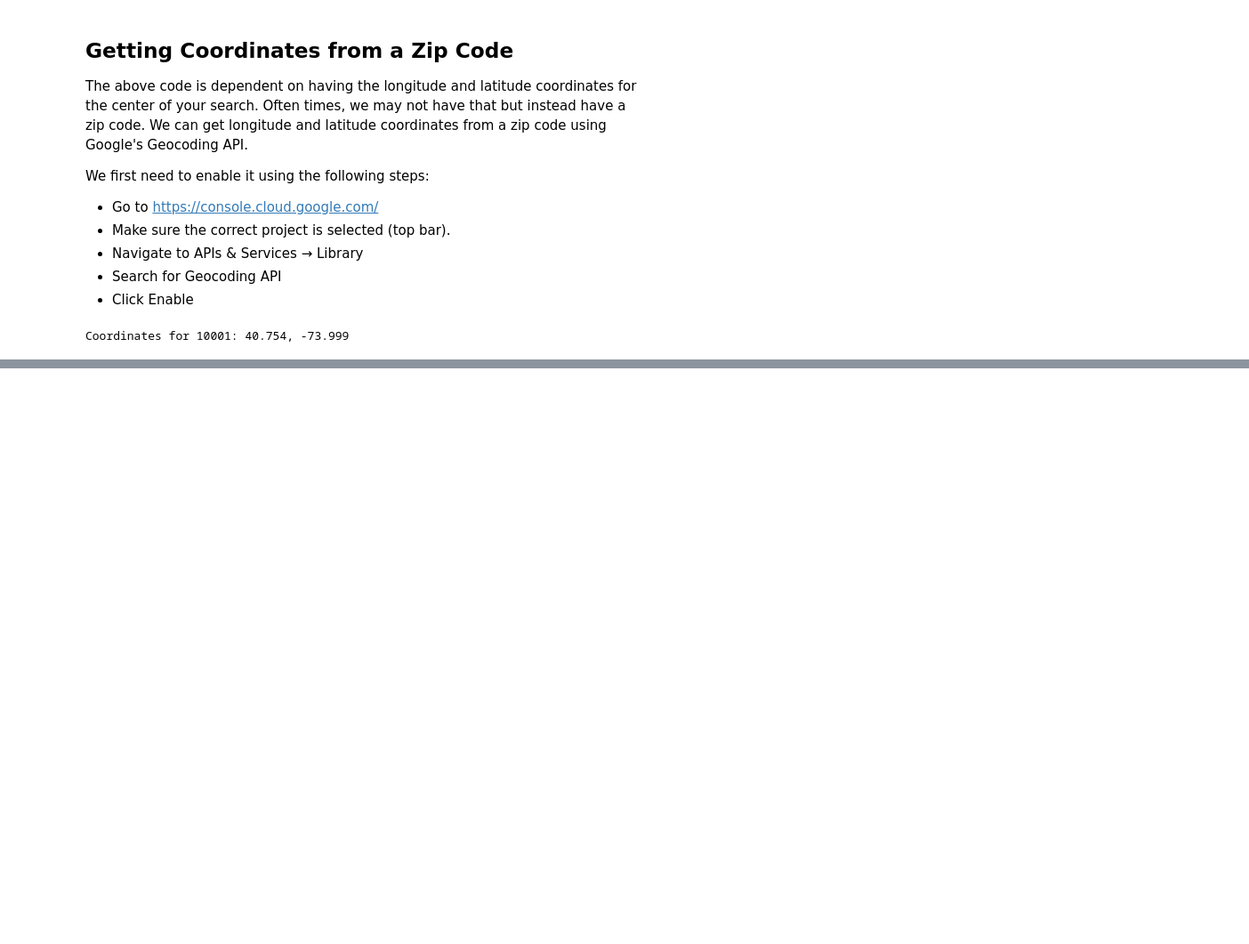
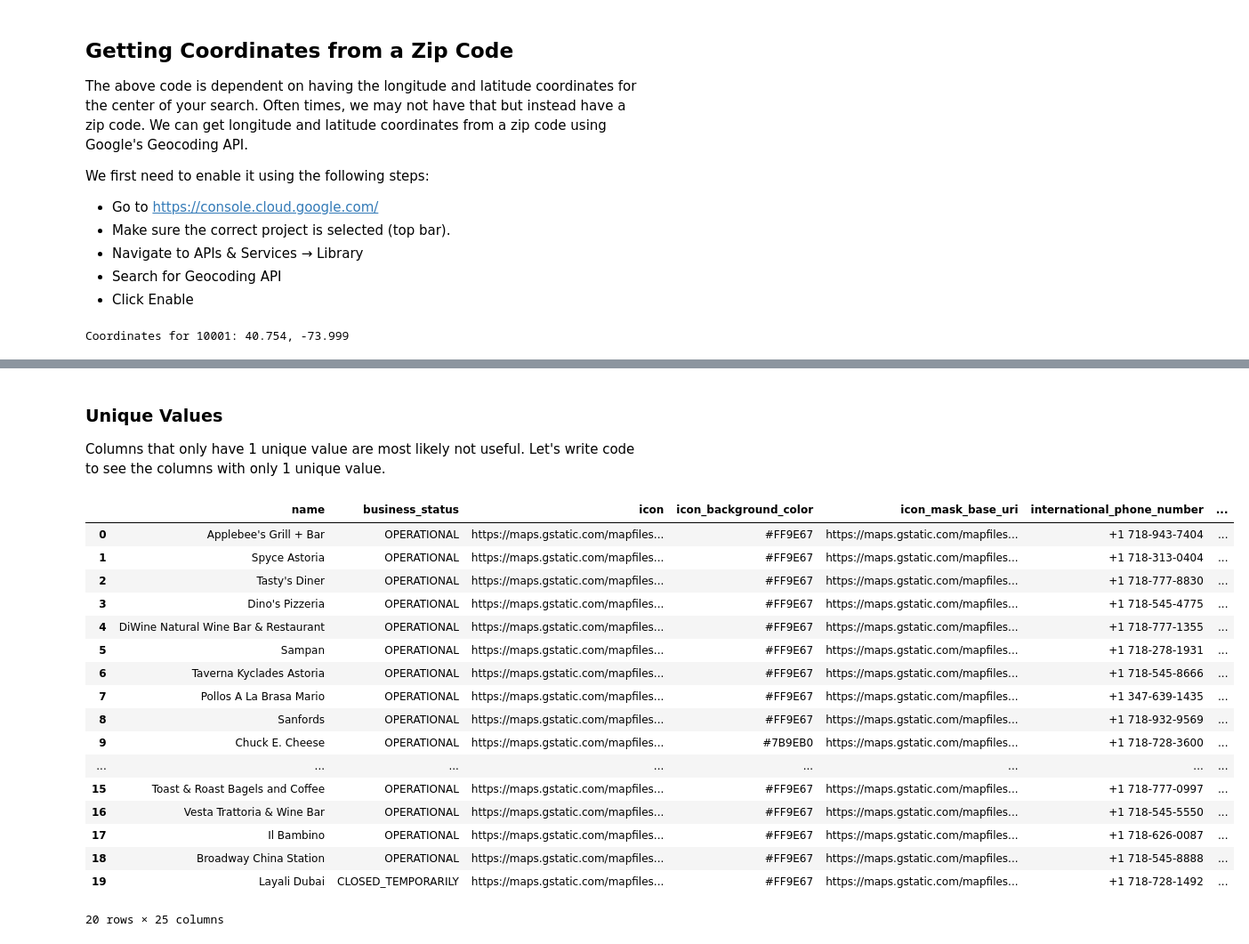
Before and after one commit to MichaelHeege/CAS-API-Presentation, a Jupyter notebook: API-Lesson.ipynb, the cells around one changed output, grey strips where cells are left out. Shown at 89% size. Saved outputs shown, nothing was run; the diff lists cells and outputs as text; code cells hidden in the pictures; blank space fills up the shorter version.

```diff
--- a/API-Lesson.ipynb
+++ b/API-Lesson.ipynb
@@ -202,2 +320,3 @@ pd.DataFrame(data=results)
 # %%
-restaurants[10]
+# We will save the dataframe as df
+df = pd.DataFrame(data=data_from_json)
@@ -275,0 +332,6 @@ restaurants[16]
+# %%
+# Let's move the 'name' column to be the first in the list
+columns_without_name = [c for c in df.columns if c!='name'] #all columns besides name in the same order
+reordered_columns = ['name']+columns_without_name # name and then all other columns
+df = df[reordered_columns]
+df.head()
@@ -275,0 +349,27 @@ restaurants[16]
+# %%
+def flatten_dict(d, parent_key=""):
+    """
+    Recursively flatten a nested dictionary.
+    """
+    items = {}
+    for k, v in d.items():
+        new_key = f"{parent_key}_{k}" if parent_key else k
+        if isinstance(v, dict):
+            items.update(flatten_dict(v, new_key))
+        else:
+            items[new_key] = v
+    return items
+
+df_expanded = df.copy()
+
+for col in df.columns:
+    if df[col].apply(lambda x: isinstance(x, dict)).any():
+        flattened = df[col].apply(lambda x: flatten_dict(x) if isinstance(x, dict) else {})
+        new_cols = pd.json_normalize(flattened).add_prefix(f"{col}_")
+        df_expanded = pd.concat([df_expanded, new_cols], axis=1)
+
+
+df = df_expanded.drop(
+    columns=[col for col in df.columns if df[col].apply(lambda x: isinstance(x, dict)).any()]
+)
+df.head()
@@ -275,0 +384,24 @@ restaurants[16]
+# %% [markdown]
+### Unique Values
+Columns that only have 1 unique value are most likely not useful. Let's write code to see the columns with only 1 unique value.
+# %%
+df
+# %% [output]
+|  | name | business_status | icon | icon_background_color | icon_mask_base_uri | international_phone_number | ... |
+| 0 | Applebee's Grill + Bar | OPERATIONAL | https://maps.gstatic.com/mapfiles... | #FF9E67 | https://maps.gstatic.com/mapfiles... | +1 718-943-7404 | ... |
+| 1 | Spyce Astoria | OPERATIONAL | https://maps.gstatic.com/mapfiles... | #FF9E67 | https://maps.gstatic.com/mapfiles... | +1 718-313-0404 | ... |
+| 2 | Tasty's Diner | OPERATIONAL | https://maps.gstatic.com/mapfiles... | #FF9E67 | https://maps.gstatic.com/mapfiles... | +1 718-777-8830 | ... |
+| 3 | Dino's Pizzeria | OPERATIONAL | https://maps.gstatic.com/mapfiles... | #FF9E67 | https://maps.gstatic.com/mapfiles... | +1 718-545-4775 | ... |
+| 4 | DiWine Natural Wine Bar & Restaurant | OPERATIONAL | https://maps.gstatic.com/mapfiles... | #FF9E67 | https://maps.gstatic.com/mapfiles... | +1 718-777-1355 | ... |
+| 5 | Sampan | OPERATIONAL | https://maps.gstatic.com/mapfiles... | #FF9E67 | https://maps.gstatic.com/mapfiles... | +1 718-278-1931 | ... |
+| 6 | Taverna Kyclades Astoria | OPERATIONAL | https://maps.gstatic.com/mapfiles... | #FF9E67 | https://maps.gstatic.com/mapfiles... | +1 718-545-8666 | ... |
+| 7 | Pollos A La Brasa Mario | OPERATIONAL | https://maps.gstatic.com/mapfiles... | #FF9E67 | https://maps.gstatic.com/mapfiles... | +1 347-639-1435 | ... |
+| 8 | Sanfords | OPERATIONAL | https://maps.gstatic.com/mapfiles... | #FF9E67 | https://maps.gstatic.com/mapfiles... | +1 718-932-9569 | ... |
+| 9 | Chuck E. Cheese | OPERATIONAL | https://maps.gstatic.com/mapfiles... | #7B9EB0 | https://maps.gstatic.com/mapfiles... | +1 718-728-3600 | ... |
+| ... | ... | ... | ... | ... | ... | ... | ... |
+| 15 | Toast & Roast Bagels and Coffee | OPERATIONAL | https://maps.gstatic.com/mapfiles... | #FF9E67 | https://maps.gstatic.com/mapfiles... | +1 718-777-0997 | ... |
+| 16 | Vesta Trattoria & Wine Bar | OPERATIONAL | https://maps.gstatic.com/mapfiles... | #FF9E67 | https://maps.gstatic.com/mapfiles... | +1 718-545-5550 | ... |
+| 17 | Il Bambino | OPERATIONAL | https://maps.gstatic.com/mapfiles... | #FF9E67 | https://maps.gstatic.com/mapfiles... | +1 718-626-0087 | ... |
+| 18 | Broadway China Station | OPERATIONAL | https://maps.gstatic.com/mapfiles... | #FF9E67 | https://maps.gstatic.com/mapfiles... | +1 718-545-8888 | ... |
+| 19 | Layali Dubai | CLOSED_TEMPORARILY | https://maps.gstatic.com/mapfiles... | #FF9E67 | https://maps.gstatic.com/mapfiles... | +1 718-728-1492 | ... |
+20 rows × 25 columns
```
Also changed, not shown: parts of 32 cells of this notebook.
